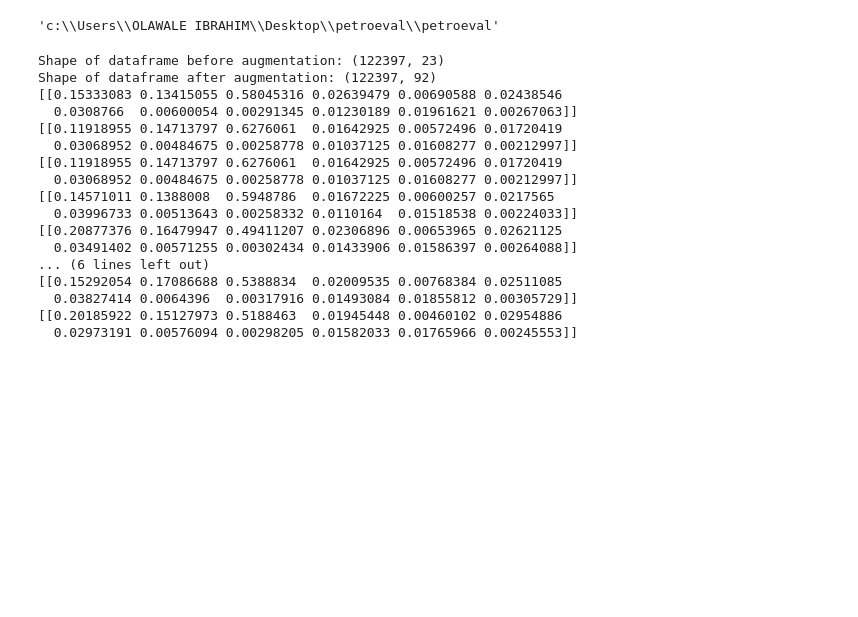
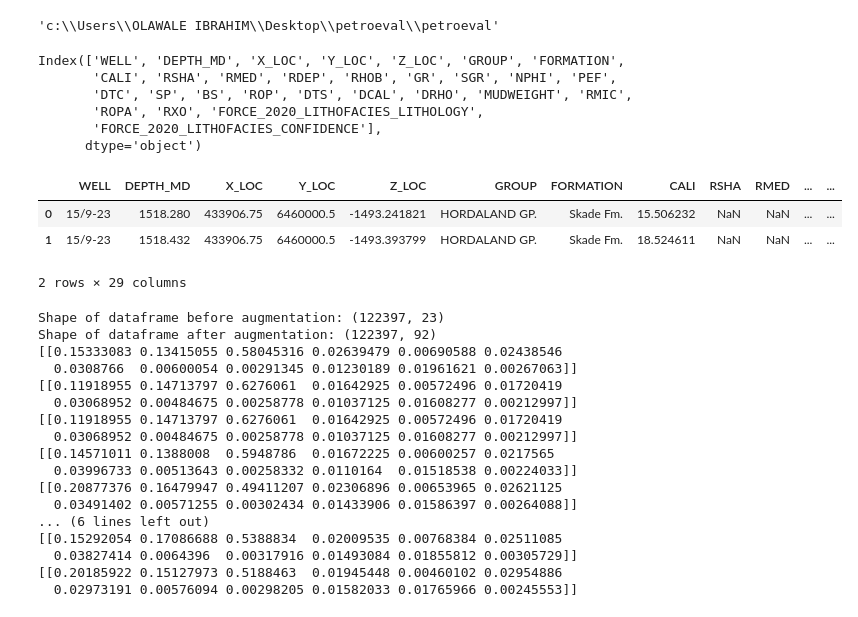
Before and after one commit to olawaleibrahim/petroeval, a Jupyter notebook: petroeval/Tutorial_ML.ipynb, the cells around one changed output. Cells and saved outputs as stored; diff of their text form; code cells hidden in the pictures; blank space fills up the shorter version.

```diff
--- a/petroeval/Tutorial_ML.ipynb
+++ b/petroeval/Tutorial_ML.ipynb
@@ -165,6 +165,22 @@ pwd
 'c:\\Users\\OLAWALE IBRAHIM\\Desktop\\petroeval\\petroeval'
 # %%
 df = pd.read_csv('hidden_test.csv.txt', sep=';')
+# %%
+df.columns
+# %% [output]
+Index(['WELL', 'DEPTH_MD', 'X_LOC', 'Y_LOC', 'Z_LOC', 'GROUP', 'FORMATION',
+       'CALI', 'RSHA', 'RMED', 'RDEP', 'RHOB', 'GR', 'SGR', 'NPHI', 'PEF',
+       'DTC', 'SP', 'BS', 'ROP', 'DTS', 'DCAL', 'DRHO', 'MUDWEIGHT', 'RMIC',
+       'ROPA', 'RXO', 'FORCE_2020_LITHOFACIES_LITHOLOGY',
+       'FORCE_2020_LITHOFACIES_CONFIDENCE'],
+      dtype='object')
+# %%
+df.head(2)
+# %% [output]
+|  | WELL | DEPTH_MD | X_LOC | Y_LOC | Z_LOC | GROUP | FORMATION | CALI | RSHA | RMED | ... | ... |
+| 0 | 15/9-23 | 1518.280 | 433906.75 | 6460000.5 | -1493.241821 | HORDALAND GP. | Skade Fm. | 15.506232 | NaN | NaN | ... | ... |
+| 1 | 15/9-23 | 1518.432 | 433906.75 | 6460000.5 | -1493.393799 | HORDALAND GP. | Skade Fm. | 18.524611 | NaN | NaN | ... | ... |
+2 rows × 29 columns
 # %%
 df = pd.read_csv('valid5.csv')
 # %%
```
Also changed, not shown: 1 other file.
